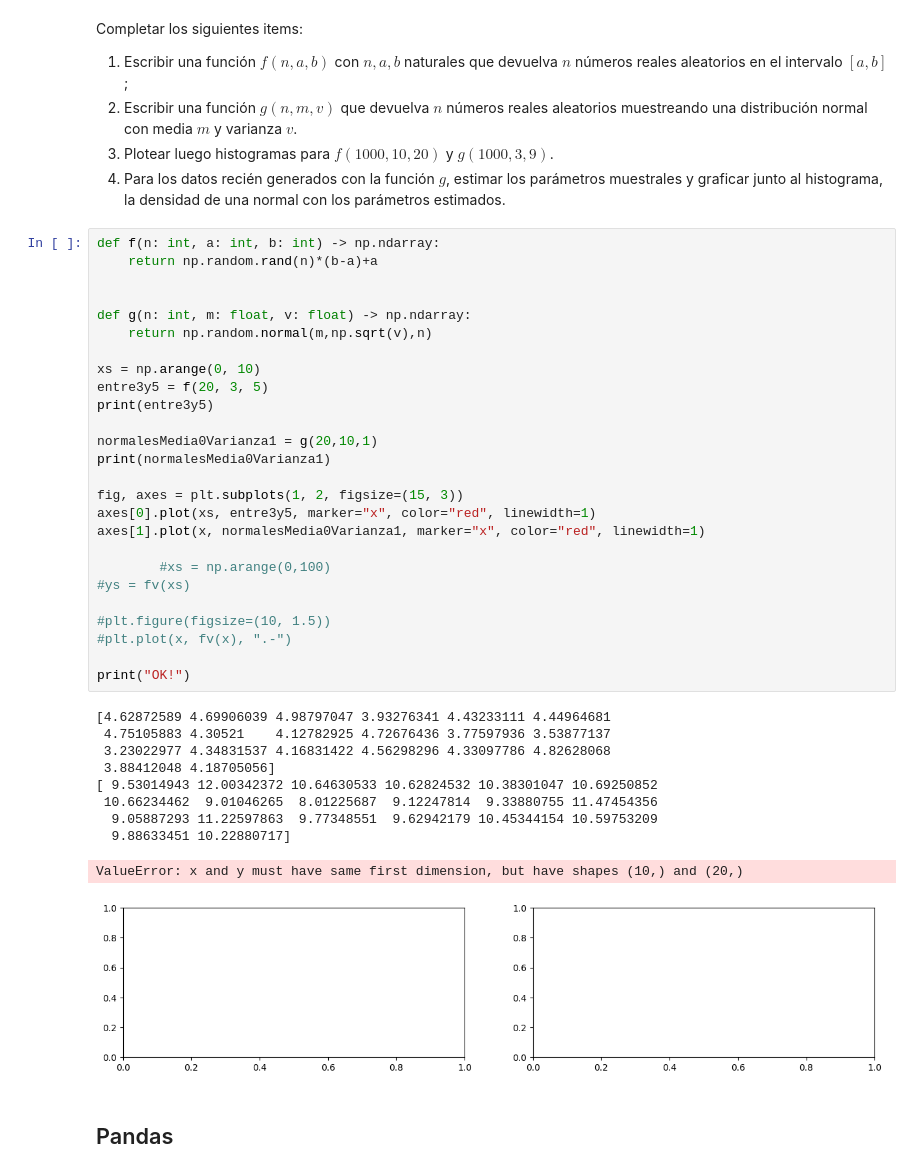
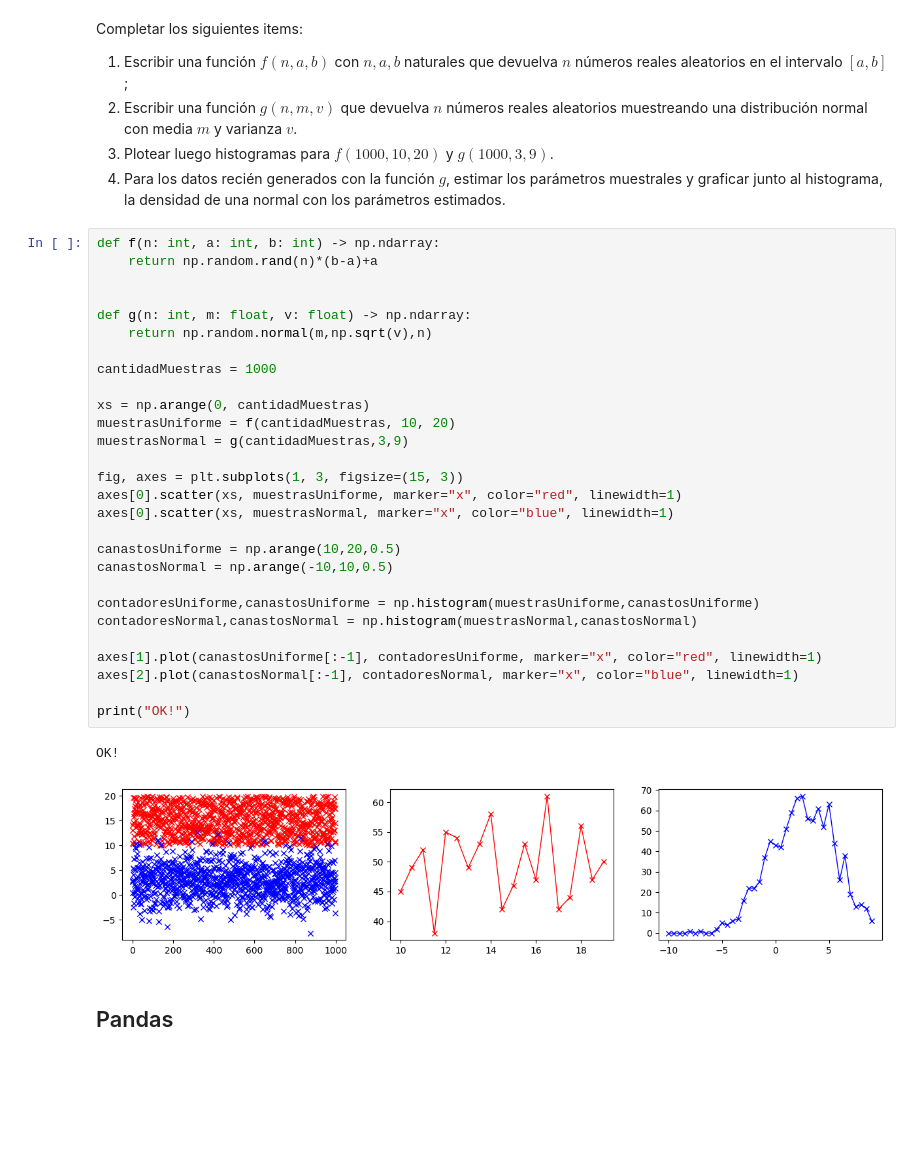
Before and after one commit to hrancati/aprendizajeAutomatico-material, a Jupyter notebook: notebooks/notebook_01_herramientas-published.ipynb, the cells around one changed output. Cells and saved outputs as stored; diff of their text form; blank space fills up the shorter version.

```diff
--- a/notebooks/notebook_01_herramientas-published.ipynb
+++ b/notebooks/notebook_01_herramientas-published.ipynb
@@ -299,40 +299,34 @@ Completar los siguientes items:
 # %%
 def f(n: int, a: int, b: int) -> np.ndarray:
     return np.random.rand(n)*(b-a)+a
 
 
 def g(n: int, m: float, v: float) -> np.ndarray:
     return np.random.normal(m,np.sqrt(v),n)
 
-xs = np.arange(0, 10)
-entre3y5 = f(20, 3, 5)
-print(entre3y5)
+cantidadMuestras = 1000
 
-normalesMedia0Varianza1 = g(20,10,1)
-print(normalesMedia0Varianza1)
+xs = np.arange(0, cantidadMuestras)
+muestrasUniforme = f(cantidadMuestras, 10, 20)
+muestrasNormal = g(cantidadMuestras,3,9)
 
-fig, axes = plt.subplots(1, 2, figsize=(15, 3))
-axes[0].plot(xs, entre3y5, marker="x", color="red", linewidth=1)
-axes[1].plot(x, normalesMedia0Varianza1, marker="x", color="red", linewidth=1)
+fig, axes = plt.subplots(1, 3, figsize=(15, 3))
+axes[0].scatter(xs, muestrasUniforme, marker="x", color="red", linewidth=1)
+axes[0].scatter(xs, muestrasNormal, marker="x", color="blue", linewidth=1)
 
-        #xs = np.arange(0,100)
-#ys = fv(xs)
+canastosUniforme = np.arange(10,20,0.5)
+canastosNormal = np.arange(-10,10,0.5)
 
-#plt.figure(figsize=(10, 1.5))
-#plt.plot(x, fv(x), ".-")
+contadoresUniforme,canastosUniforme = np.histogram(muestrasUniforme,canastosUniforme)
+contadoresNormal,canastosNormal = np.histogram(muestrasNormal,canastosNormal)
+
+axes[1].plot(canastosUniforme[:-1], contadoresUniforme, marker="x", color="red", linewidth=1)
+axes[2].plot(canastosNormal[:-1], contadoresNormal, marker="x", color="blue", linewidth=1)
 
 print("OK!")
 # %% [output]
-[4.62872589 4.69906039 4.98797047 3.93276341 4.43233111 4.44964681
- 4.75105883 4.30521    4.12782925 4.72676436 3.77597936 3.53877137
- 3.23022977 4.34831537 4.16831422 4.56298296 4.33097786 4.82628068
- 3.88412048 4.18705056]
-[ 9.53014943 12.00342372 10.64630533 10.62824532 10.38301047 10.69250852
- 10.66234462  9.01046265  8.01225687  9.12247814  9.33880755 11.47454356
-  9.05887293 11.22597863  9.77348551  9.62942179 10.45344154 10.59753209
-  9.88633451 10.22880717]
+OK!
-ValueError: x and y must have same first dimension, but have shapes (10,) and (20,)
-[figure, old version]
+[figure, new version]
 # %% [markdown]
 ## Pandas
 # %%
```
Also changed, not shown: parts of 2 cells of this notebook.
